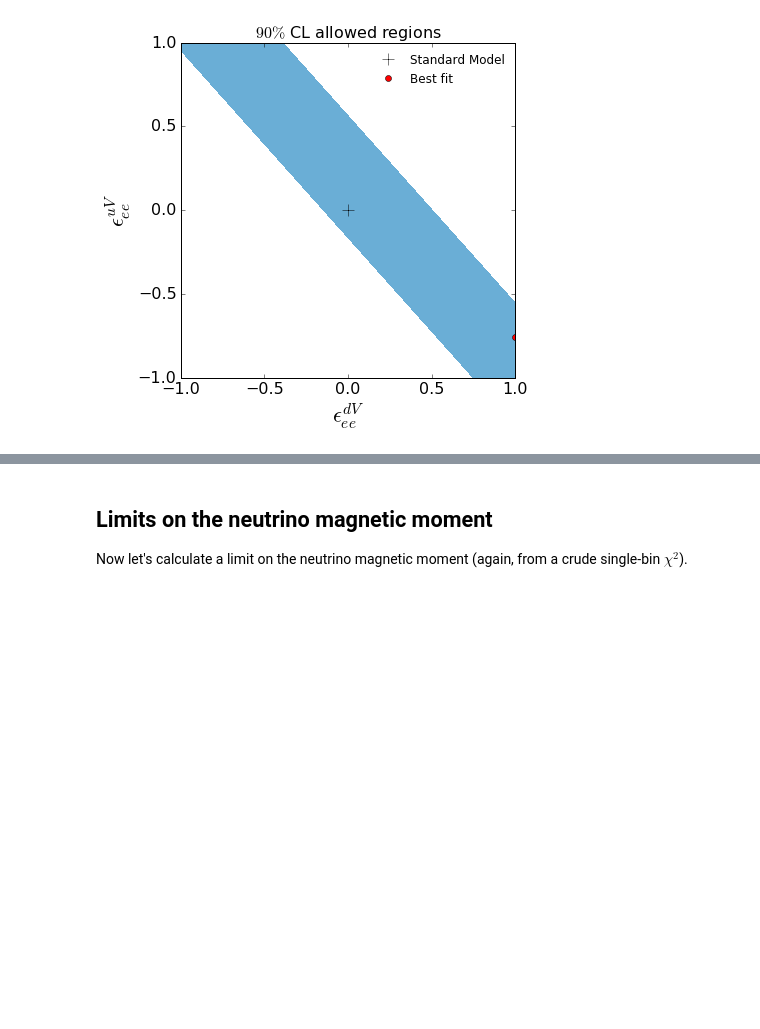
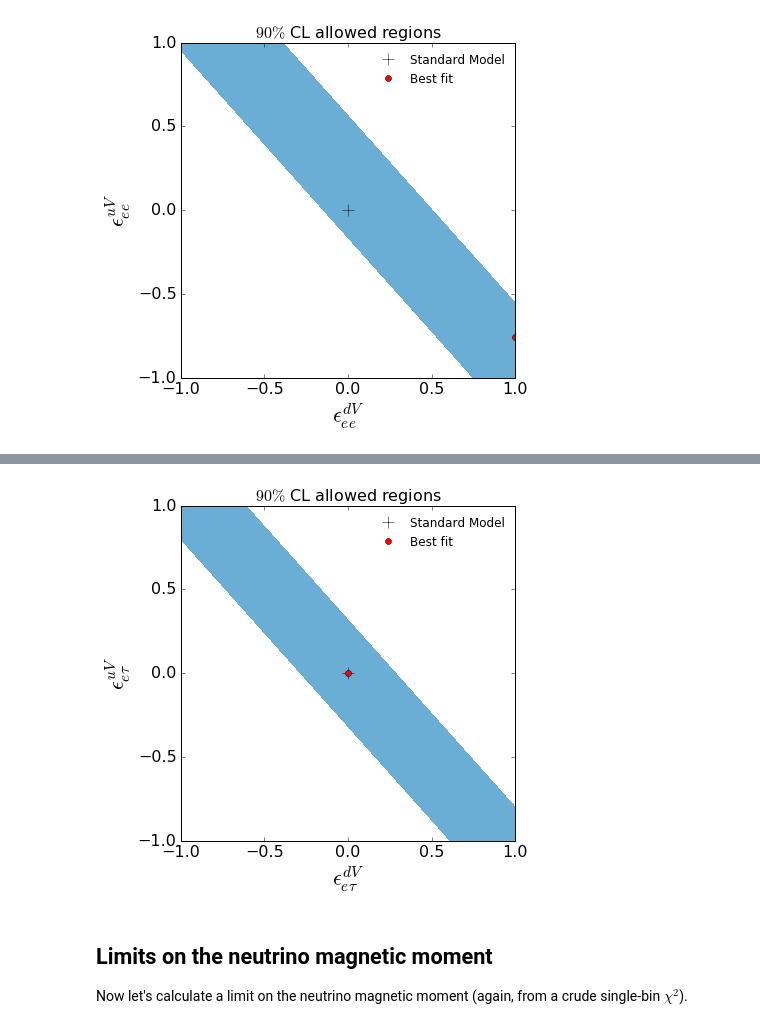
Before and after one commit to bradkav/CEvNS, a Jupyter notebook: COHERENT.ipynb, the cells around one changed output, grey strips where cells are left out. Cells and saved outputs as stored; diff of their text form; code cells hidden in the pictures; blank space fills up the shorter version.

```diff
--- a/COHERENT.ipynb
+++ b/COHERENT.ipynb
@@ -350,3 +499,26 @@ pl.show()
+# %%
+pl.figure(figsize=(6,6))
+#pl.contourf(DL, UL, delta_chi2_grid, levels=[0,1,2,3,4,5,6,7,8,9,10],cmap="Blues")
+pl.contourf(DL, UL, delta_chi2_grid_etau, levels=[0,4.6],cmap="Blues")
+#levels=[0,4.60]
+#pl.colorbar()
+
+pl.plot(0.0, 0.0,'k+', markersize=12.0, label="Standard Model")
+
+pl.plot(BF[1], BF[0], 'ro', label="Best fit")
+#pl.plot(-0.25, 0.5, 'ro')
+
+pl.ylabel(r"$\epsilon_{e\tau}^{uV}$", fontsize=22.0)
+pl.xlabel(r"$\epsilon_{e\tau}^{dV}$" ,fontsize=22.0)
+
+pl.title(r"$90\%$ CL allowed regions", fontsize=16.0)
+
+pl.legend(frameon=False, fontsize=12, numpoints=1)
+
+pl.savefig("plots/COHERENT_NSI_etau.pdf", bbox_inches="tight")
+pl.show()
+# %% [output]
+[figure, added]
 # %% [markdown]
 ## Limits on the neutrino magnetic moment
 
```
Also changed, not shown: parts of 12 cells of this notebook, 10 other files.
